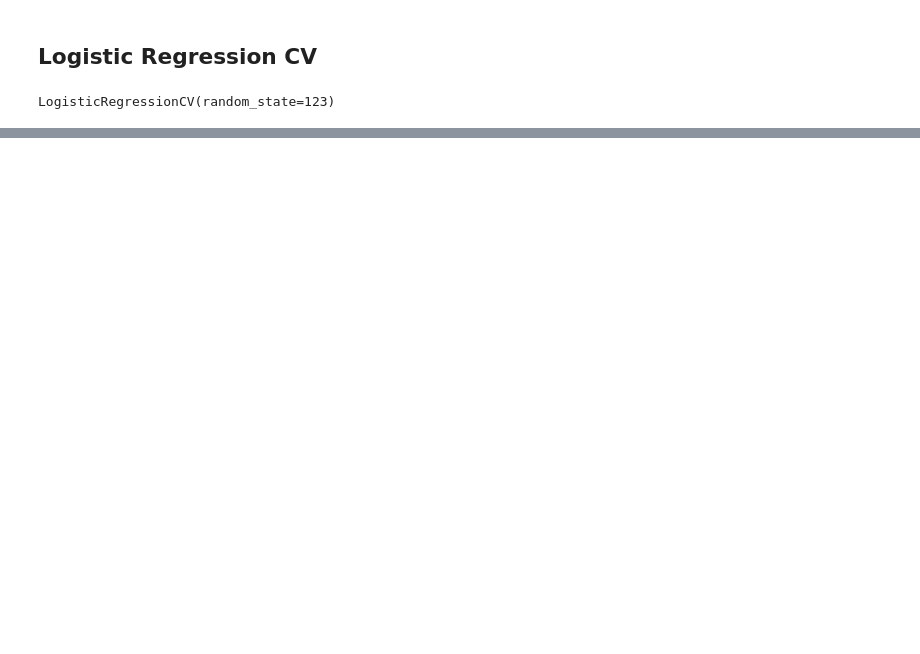
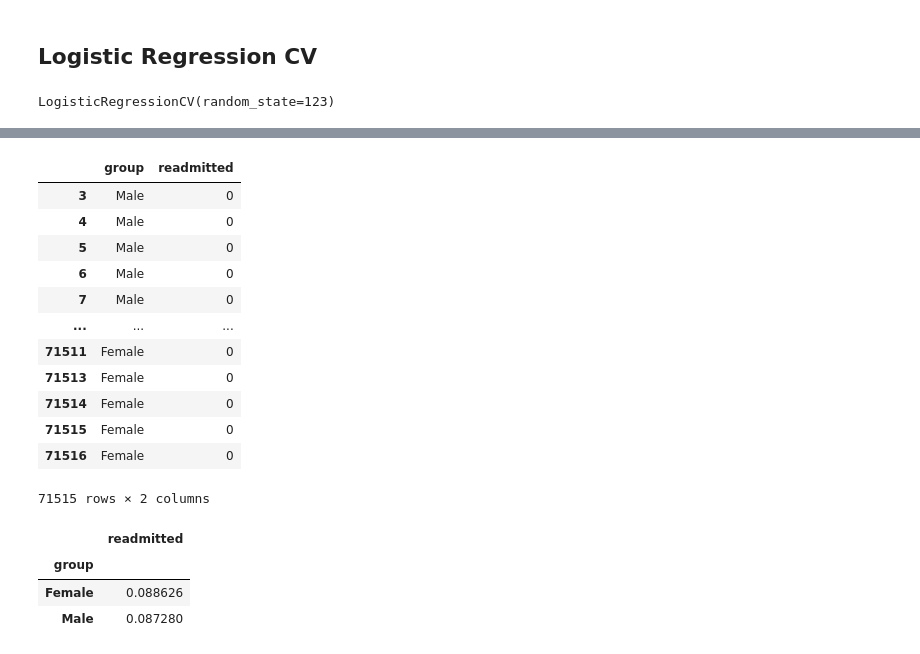
Before and after one commit to sagarwala12/HRRP, a Jupyter notebook: Feature Engineering_Final.ipynb, the cells around one changed output, grey strips where cells are left out. Saved outputs shown, nothing was run; the diff lists cells and outputs as text; code cells hidden in the pictures; blank space fills up the shorter version.

```diff
--- a/Feature Engineering_Final.ipynb
+++ b/Feature Engineering_Final.ipynb
@@ -574,0 +625,23 @@ Text(0, 0.5, 'Feature')
+# %%
+genderdf
+# %% [output]
+|  | group | readmitted |
+| 3 | Male | 0 |
+| 4 | Male | 0 |
+| 5 | Male | 0 |
+| 6 | Male | 0 |
+| 7 | Male | 0 |
+| ... | ... | ... |
+| 71511 | Female | 0 |
+| 71513 | Female | 0 |
+| 71514 | Female | 0 |
+| 71515 | Female | 0 |
+| 71516 | Female | 0 |
+71515 rows × 2 columns
+# %%
+genderdf.groupby("group").mean()
+# %% [output]
+|  | readmitted |
+| group |  |
+| Female | 0.088626 |
+| Male | 0.087280 |
```
Also changed, not shown: parts of 23 cells of this notebook.
